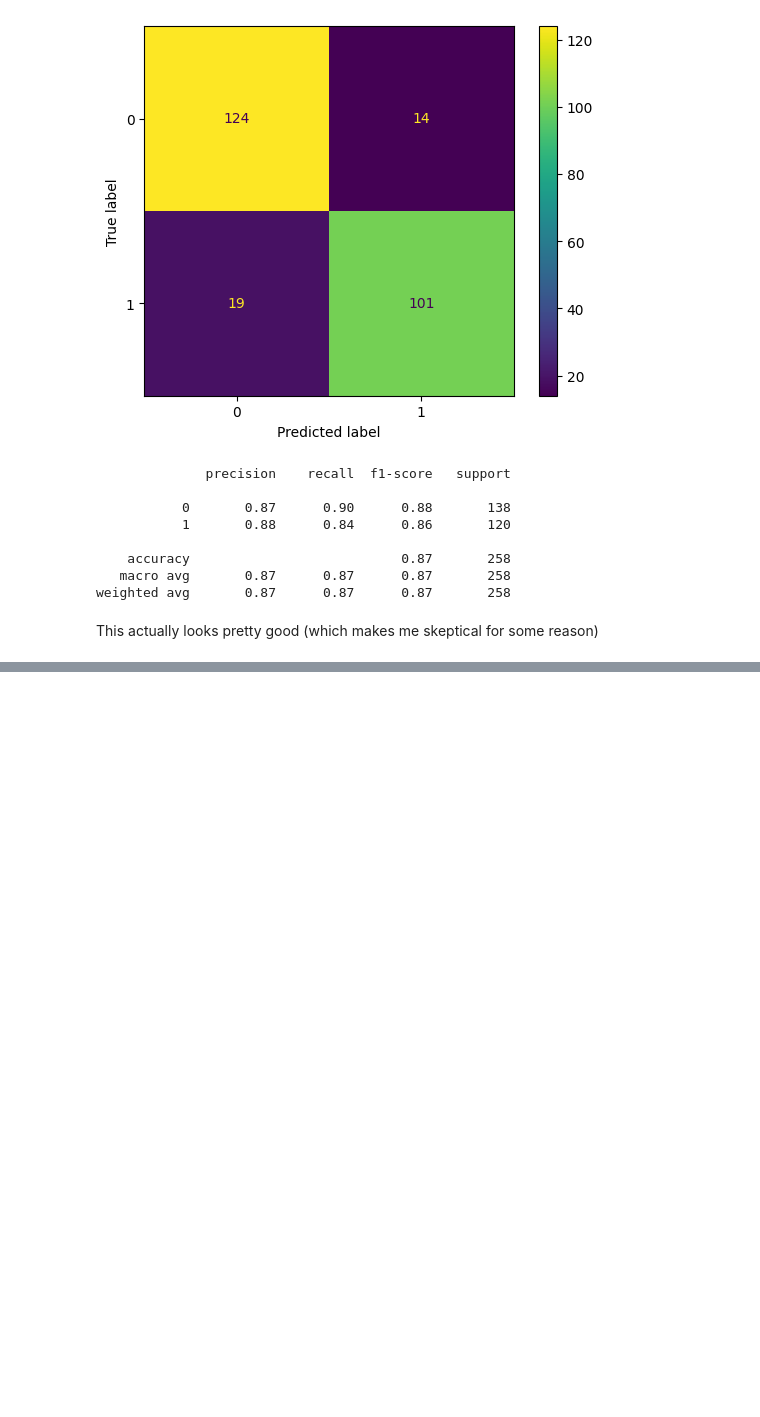
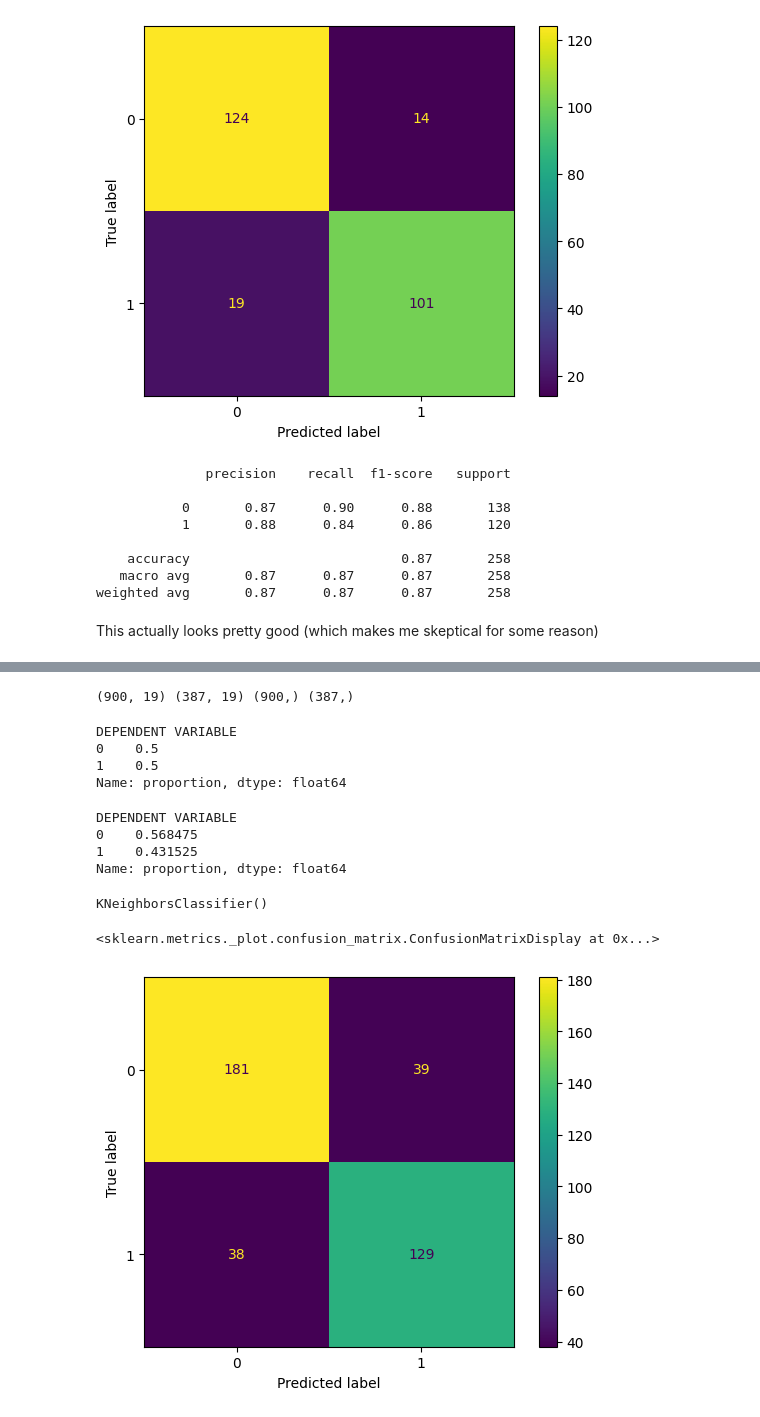
Before and after one commit to dallascaley/Business-Intelligence, a Jupyter notebook: Colab Notebooks/IS470_Assignment02.ipynb, the cells around one changed output, grey strips where cells are left out. Saved outputs shown, nothing was run; the diff lists cells and outputs as text; code cells hidden in the pictures; blank space fills up the shorter version.

```diff
--- a/Colab Notebooks/IS470_Assignment02.ipynb
+++ b/Colab Notebooks/IS470_Assignment02.ipynb
@@ -522,0 +567,49 @@ This actually looks pretty good (which makes me skeptical for some reason)
+# %%
+# partition the data (again)
+p_train, p_test, t_train, t_test = sk.model_selection.train_test_split(predictors_normalized, target, test_size=0.3, random_state=42)
+print(p_train.shape, p_test.shape, t_train.shape, t_test.shape)
+# %% [output]
+(900, 19) (387, 19) (900,) (387,)
+# %%
+# do all the things I did earlier to set the others up
+combined_train_df = pd.concat([p_train, t_train], axis=1)
+majority_df = combined_train_df[combined_train_df['DEPENDENT VARIABLE'] == 0]
+minority_df = combined_train_df[combined_train_df['DEPENDENT VARIABLE'] == 1]
+undersampled_majority = majority_df.sample(n=len(minority_df), random_state=42)
+undersampled_data = pd.concat([undersampled_majority, minority_df])
+balanced_data = undersampled_data.sample(frac=1, random_state=42)
+predictors_train = balanced_data.drop(columns=['DEPENDENT VARIABLE'])
+target_train = balanced_data['DEPENDENT VARIABLE']
+# %%
+# examine proportion of target variable for training data set
+print(target_train.value_counts(normalize=True))
+# %% [output]
+DEPENDENT VARIABLE
+0    0.5
+1    0.5
+Name: proportion, dtype: float64
+# %%
+# examine proportion of target variable for testing data set
+print(t_test.value_counts(normalize=True))
+# %% [output]
+DEPENDENT VARIABLE
+0    0.568475
+1    0.431525
+Name: proportion, dtype: float64
+# %%
+# build KNN model
+model_KNN = sk.neighbors.KNeighborsClassifier(n_neighbors=5)
+model_KNN.fit(predictors_train, target_train)
+# %% [output]
+KNeighborsClassifier()
+# %%
+# Make predictions on training and testing data
+predictions_on_train = model_KNN.predict(predictors_train)
+predictions_on_test = model_KNN.predict(p_test)
+# %%
+# examine confusion matrix for test data
+cm_test = sk.metrics.confusion_matrix(t_test, predictions_on_test)
+sk.metrics.ConfusionMatrixDisplay(confusion_matrix=cm_test, display_labels=model_KNN.classes_).plot()
+# %% [output]
+<sklearn.metrics._plot.confusion_matrix.ConfusionMatrixDisplay at 0x...>
+[figure, added]
```
Also changed, not shown: parts of 10 cells of this notebook, 1 other file.
